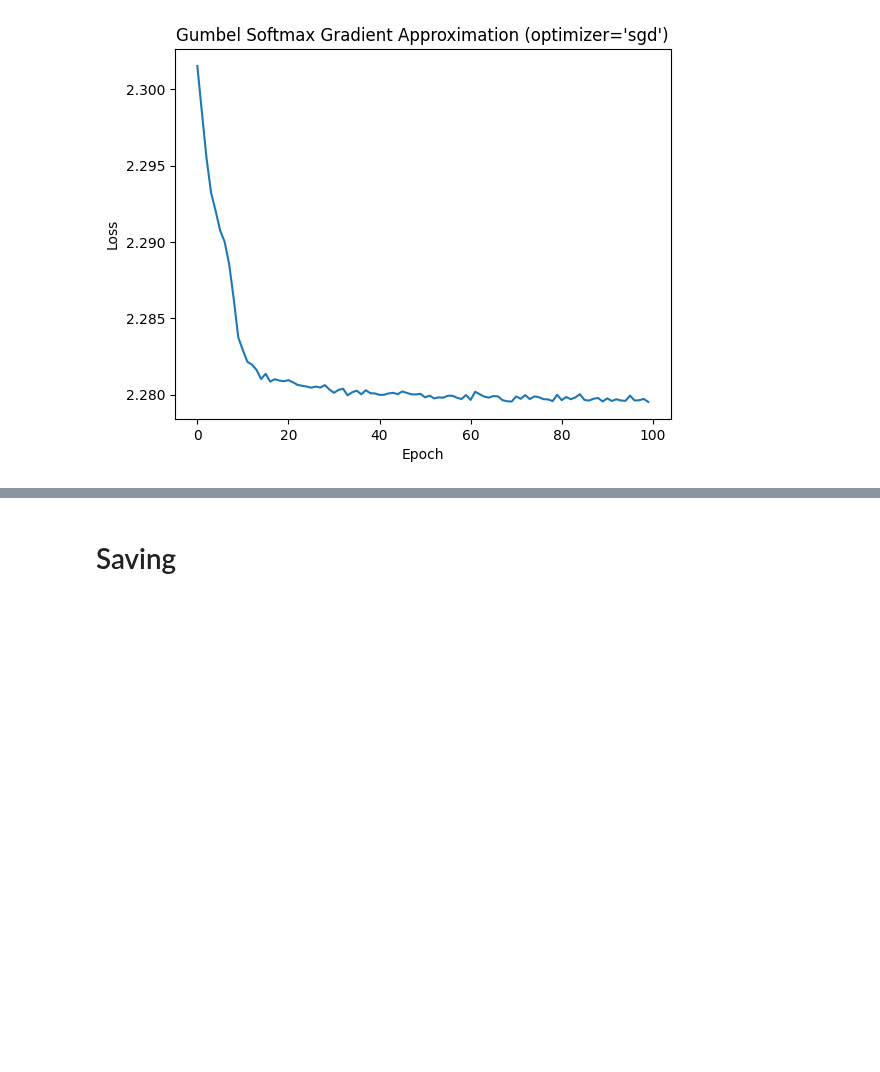
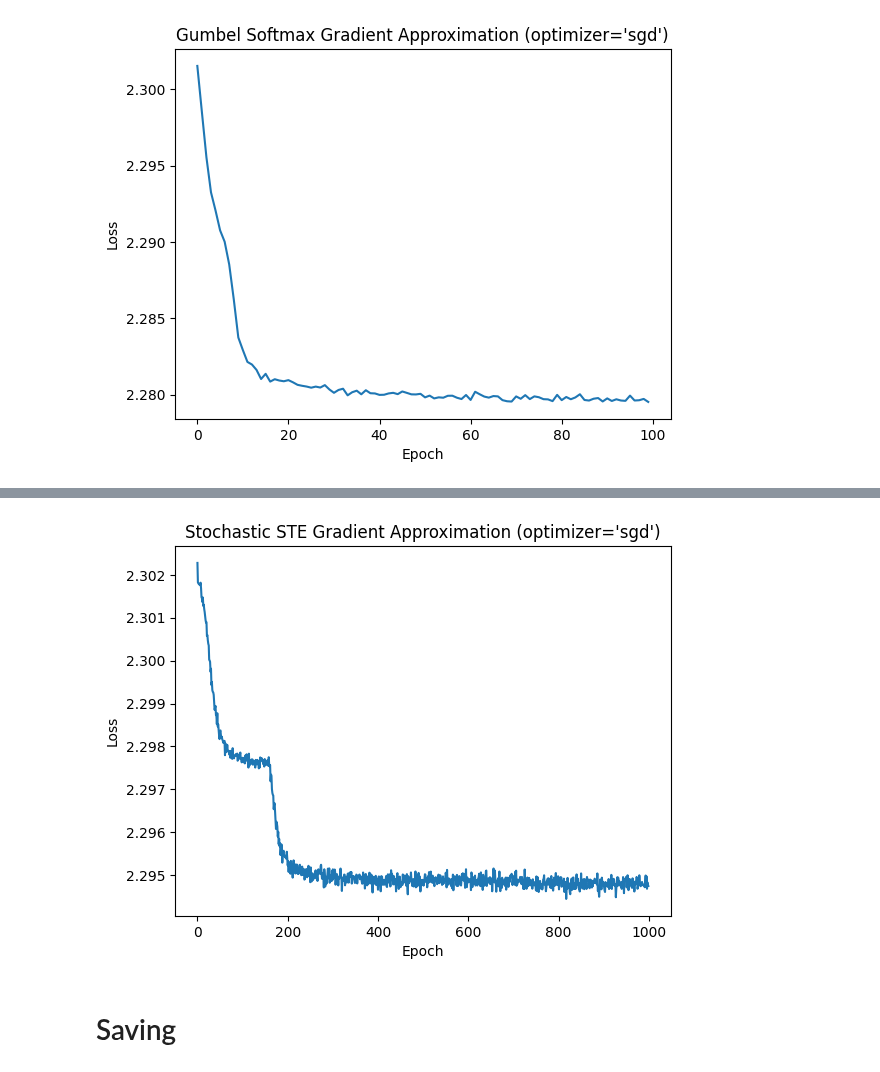
Before and after one commit to suessflorian/biological-neurons, a Jupyter notebook: spiking_stochastic/binomial_neuron_recreation2.ipynb, the cells around one changed output, grey strips where cells are left out. Drawn from its saved outputs; the diff is of its cells as text; code cells hidden in the pictures; blank space fills up the shorter version.

```diff
--- a/spiking_stochastic/binomial_neuron_recreation2.ipynb
+++ b/spiking_stochastic/binomial_neuron_recreation2.ipynb
@@ -513,0 +522,4 @@ Epoch [100/100], Step [600/600], Loss: 2.2739
+# %%
+n_epochs = 1000
+stochastic_ste_model, stochastic_ste_losses = train(n_epochs, T=3, spiker='ste', lr=1)
+# %% [output]
@@ -514,3 +527,4 @@ Epoch [100/100], Step [600/600], Loss: 2.2739
+[figure, added]
 # %% [markdown]
 # Saving
 # %%
```
Also changed, not shown: parts of 3 cells of this notebook.
